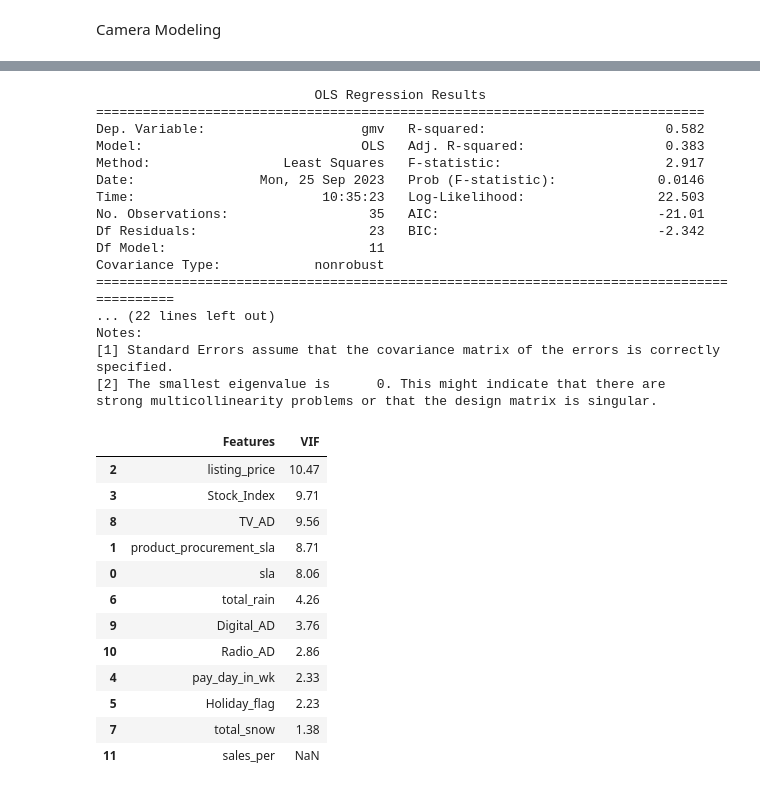
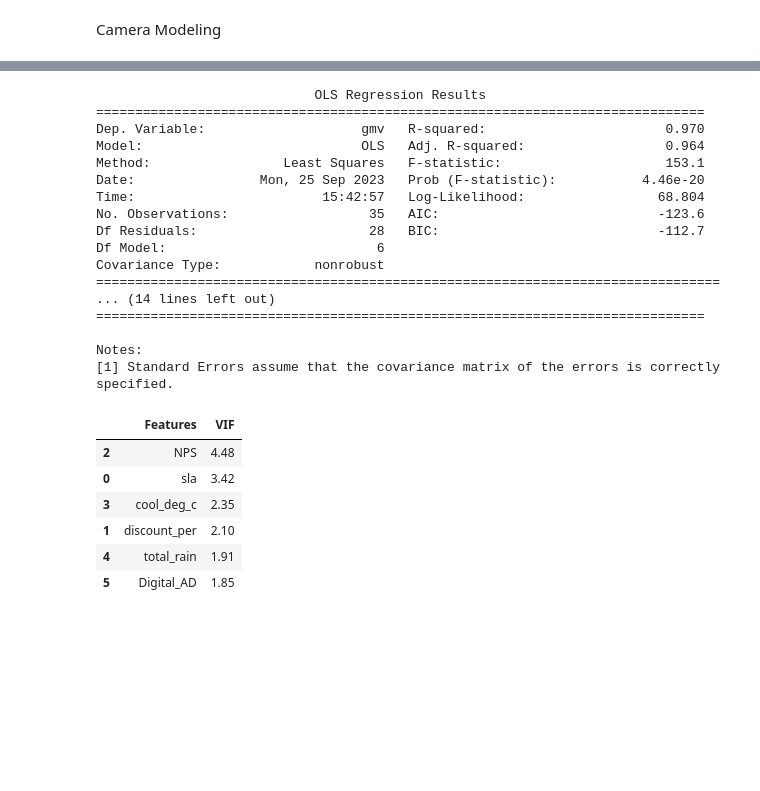
Before and after one commit to PrajsPrabs/UpgradBACaseStudy, a Jupyter notebook: EComm1.ipynb, the cells around one changed output, grey strips where cells are left out. Cells and saved outputs as stored; diff of their text form; code cells hidden in the pictures; blank space fills up the shorter version.

```diff
--- a/EComm1.ipynb
+++ b/EComm1.ipynb
@@ -1128,0 +1117,4 @@ strong multicollinearity problems or that the design matrix is singular.
+# %%
+features=features.drop('cod_per')
+X_train_m=build_model(X_train[features],y_train)
+checkVIF(X_train[features])
@@ -1128,0 +1149,4 @@ strong multicollinearity problems or that the design matrix is singular.
+# %%
+features=features.drop('max_temp_c')
+X_train_m=build_model(X_train[features],y_train)
+checkVIF(X_train[features])
@@ -1128,0 +1155,4 @@ strong multicollinearity problems or that the design matrix is singular.
+# %%
+features=features.drop('product_procurement_sla')
+X_train_m=build_model(X_train[features],y_train)
+checkVIF(X_train[features])
@@ -1129,7 +1186,6 @@ strong multicollinearity problems or that the design matrix is singular.
 # %%
-
-features.remove('Online_marketing_AD')
-x_train_m=build_model(X_train[features],y_train)
+features=features.drop("Online_marketing_AD")
+X_train_m=build_model(X_train[features],y_train)
 checkVIF(X_train[features])
 # %% [output]
                             OLS Regression Results
@@ -1166,38 +1216,30 @@ strong multicollinearity problems or that the design matrix is singular.
 # %%
-# checkVIF(X_train[features])
-
-features.remove('cod_per')
-x_train_m=build_model(X_train[features],y_train)
+features=features.drop("pay_day_in_wk")
+X_train_m=build_model(X_train[features],y_train)
 checkVIF(X_train[features])
 # %% [output]
                             OLS Regression Results
 ==============================================================================
-Dep. Variable:                    gmv   R-squared:                       0.582
-Model:                            OLS   Adj. R-squared:                  0.383
-Method:                 Least Squares   F-statistic:                     2.917
-Date:                Mon, 25 Sep 2023   Prob (F-statistic):             0.0146
-Time:                        10:35:23   Log-Likelihood:                 22.503
-No. Observations:                  35   AIC:                            -21.01
-Df Residuals:                      23   BIC:                            -2.342
-Df Model:                          11
+Dep. Variable:                    gmv   R-squared:                       0.970
+Model:                            OLS   Adj. R-squared:                  0.964
+Method:                 Least Squares   F-statistic:                     153.1
+Date:                Mon, 25 Sep 2023   Prob (F-statistic):           4.46e-20
+Time:                        15:42:57   Log-Likelihood:                 68.804
+No. Observations:                  35   AIC:                            -123.6
+Df Residuals:                      28   BIC:                            -112.7
+Df Model:                           6
 Covariance Type:            nonrobust
-===========================================================================================
-... (22 lines left out)
+================================================================================
+... (14 lines left out)
+==============================================================================
+
 Notes:
 [1] Standard Errors assume that the covariance matrix of the errors is correctly specified.
-[2] The smallest eigenvalue is      0. This might indicate that there are
-strong multicollinearity problems or that the design matrix is singular.
 |  | Features | VIF |
-| 2 | listing_price | 10.47 |
-| 3 | Stock_Index | 9.71 |
-| 8 | TV_AD | 9.56 |
-| 1 | product_procurement_sla | 8.71 |
-| 0 | sla | 8.06 |
-| 6 | total_rain | 4.26 |
-| 9 | Digital_AD | 3.76 |
-| 10 | Radio_AD | 2.86 |
-| 4 | pay_day_in_wk | 2.33 |
-| 5 | Holiday_flag | 2.23 |
-| 7 | total_snow | 1.38 |
-| 11 | sales_per | NaN |
+| 2 | NPS | 4.48 |
+| 0 | sla | 3.42 |
+| 3 | cool_deg_c | 2.35 |
+| 1 | discount_per | 2.10 |
+| 4 | total_rain | 1.91 |
+| 5 | Digital_AD | 1.85 |
 # %%
```
Also changed, not shown: parts of 64 cells of this notebook.
